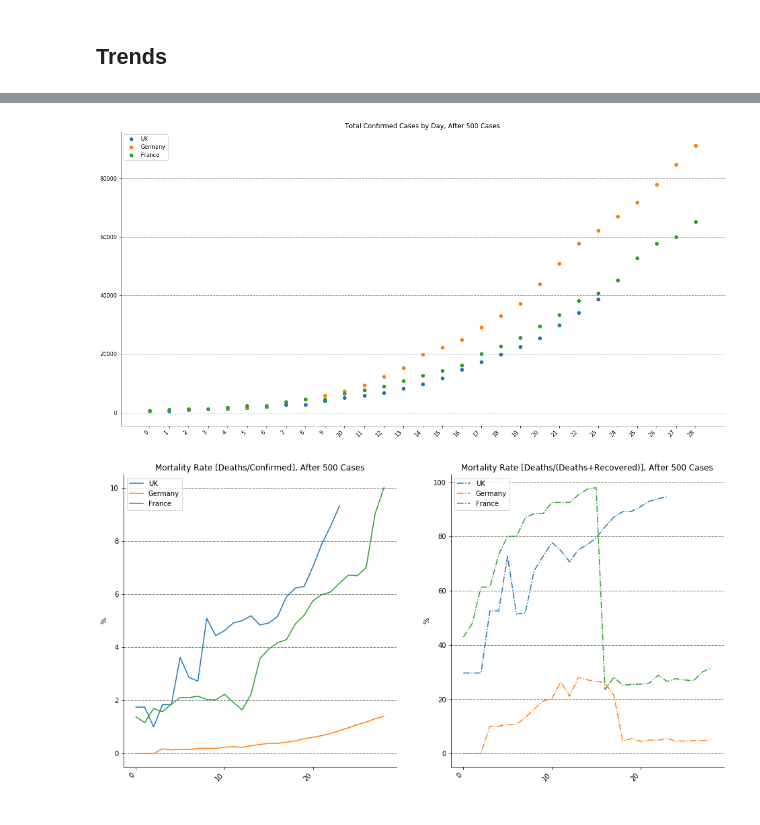
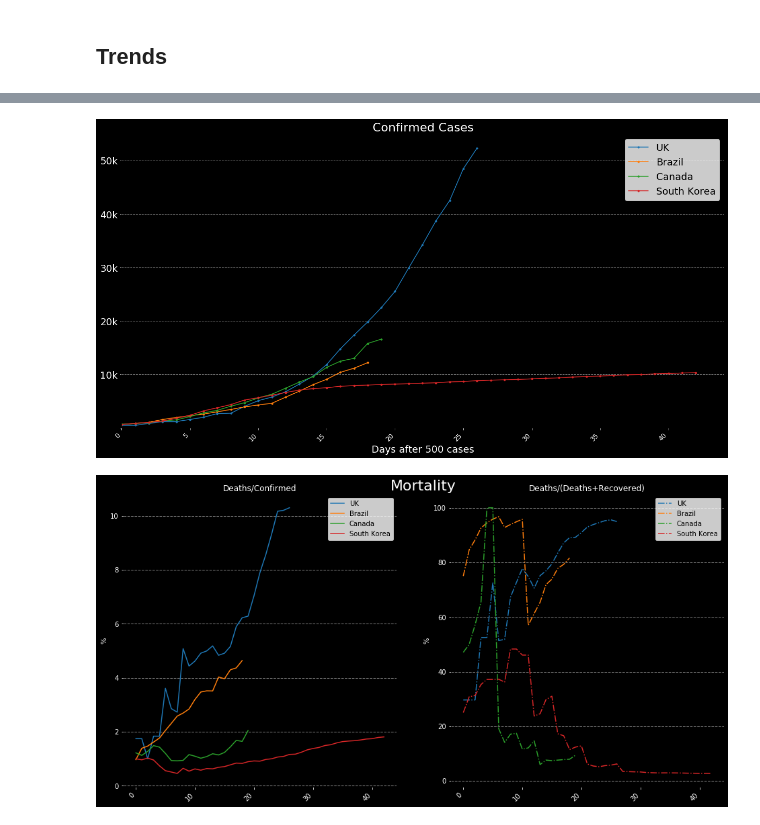
Before and after one commit to Thiagobc23/COVID-19, a Jupyter notebook: 01_COVID19.ipynb, the cells around one changed output, grey strips where cells are left out. Cells and saved outputs as stored; diff of their text form; code cells hidden in the pictures.

```diff
--- a/01_COVID19.ipynb
+++ b/01_COVID19.ipynb
@@ -18,8 +18,9 @@ world = world[~world.name.isin(["Antarctica", "Fr. S. Antarctic Lands"])]
 url = 'https://raw.githubusercontent.com/CSSEGISandData/COVID-19/master/csse_covid_19_data/csse_covid_19_daily_reports/'
 path = 'C:/py/covid19/COVID-19-master/csse_covid_19_data/csse_covid_19_daily_reports/'
 
-file = '04-03-2020.csv'
-today = '04-03-2020'
+file = '04-06-2020.csv'
+today = '04-06-2020'
+today = pd.to_datetime(today, format = "%m-%d-%Y")
 df = pd.read_csv(url+file)
 df.head()
 # %% [output]
@@ -81,8 +82,8 @@ def plot_day(df, i):
     ax.spines['top'].set_visible(False)
     ax.spines['right'].set_visible(False)
 
-    plt.title(i[:10] + ' | ' + '{:,d}'.format(df['Confirmed'].sum()) +' CONFIRMED CASES')
-    plt.savefig('pics/'+i+'.png', facecolor='white', edgecolor='none')
+    plt.title(str(i)[:10] + ' | ' + '{:,d}'.format(df['Confirmed'].sum()) +' CONFIRMED CASES')
+    plt.savefig('pics/'+str(i)[:10]+'.png', facecolor='white', edgecolor='none')
 
 # plot map of active confirmed and recovered
 def plot_map(df, i):
@@ -106,7 +107,7 @@ def plot_map(df, i):
         df.plot(kind='scatter', x='Longitude', y='Latitude', ax=ax, color='lightblue',
                 s=pd.to_numeric(df['Recovered'], errors='coerce')/50)
 
-    plt.text(0, 100, i[:10], color = 'black', fontsize = 40, ha='center')
+    plt.text(0, 100, str(i)[:10], color = 'black', fontsize = 40, ha='center')
 
     plt.text(0, -60, '{:,d}'.format(df['Confirmed'].sum()),
              color = 'white', fontsize = 50, ha='center')
@@ -117,7 +118,7 @@ def plot_map(df, i):
     # hide map axis
     ax.axis('off')
     ax.legend(['Confirmed','Recovered'], fontsize = 28)
-    plt.savefig('pics/'+i+'.png', facecolor='grey', edgecolor='none')
+    plt.savefig('pics/'+str(i)[:10]+'.png', facecolor='grey', edgecolor='none')
 # %%
 plot_rank('Confirmed', 20, 'orangered')
 plot_rank('Active', 20, 'orange')
@@ -447,47 +526,59 @@ plt.savefig('pics/Recovery.png', facecolor='white', edgecolor='none')
 # %%
-# Germany hit 500 on 03-06-2020
-# UK hit 500 on 03-13-2020
-# France hit 500 on 03-06-2020
+# SK hit 500 on 2/23/20
+# Brazil hit 500 on 3/19/20
+# Canada hit 500 on 03-18-2020
 
-fig, ax = plt.subplots(1, figsize=(20,10))
+fig, ax = plt.subplots(1, figsize=(20,10), facecolor='black')
 
 plot_contry(['United Kingdom'], '03-06-2020', '03-07-2020')
-plot_contry(['Germany'], '03-06-2020', '03-07-2020')
-plot_contry(['France'], '03-06-2020', '03-07-2020')
+plot_contry(['Brazil'], '03-19-2020', '03-20-2020')
+plot_contry(['Canada'], '03-18-2020', '03-19-2020')
+plot_contry(['South Korea', 'Korea, South'], '02-23-2020', '02-24-2020')
 
-plt.legend(['UK', 'Germany', 'France'])
-plt.savefig('pics/most_affected_eur.png', facecolor='white', edgecolor='none')
+plt.xlim(0,)
+plt.ylim(0,)
 
-#Mortality
-fig, ax = plt.subplots(1, figsize=(16,8))
+ax.set_yticklabels(['', '10k', '20k', '30k', '40k', '50k'], fontsize=18)
+plt.legend(['UK', 'Brazil', 'Canada', 'South Korea'], fontsize=18)
+plt.savefig('pics/most_affected_personal.png', facecolor='black', edgecolor='none')
+
+# Mortality
+fig, ax = plt.subplots(1, figsize=(16,8), facecolor='black')
+plt.title('Mortality', color='white', fontsize=22)
 ax.axis('off')
 
 ax = fig.add_subplot(121)
 plot_contry_d(['United Kingdom'], '03-06-2020', '03-07-2020')
-plot_contry_d(['Germany'], '03-06-2020', '03-07-2020')
-plot_contry_d(['France'], '03-06-2020', '03-07-2020')
+plot_contry_d(['Brazil'], '03-19-2020', '03-20-2020')
+plot_contry_d(['Canada'], '03-18-2020', '03-19-2020')
+plot_contry_d(['South Korea', 'Korea, South'], '02-23-2020', '02-24-2020')
 
-plt.legend(['UK', 'Germany', 'France'])
-#plt.savefig('pics/Mortality_eur.png', facecolor='white', edgecolor='none')
+plt.legend(['UK', 'Brazil', 'Canada', 'South Korea'])
+#plt.savefig('pics/mortality_personal.png', facecolor='white', edgecolor='none')
 
-#Mortality method two
+# Mortality method two
 ax = fig.add_subplot(122)
 plot_contry_d_two(['United Kingdom'], '03-06-2020', '03-07-2020')
-plot_contry_d_two(['Germany'], '03-06-2020', '03-07-2020')
-plot_contry_d_two(['France'], '03-06-2020', '03-07-2020')
+plot_contry_d_two(['Brazil'], '03-19-2020', '03-20-2020')
+plot_contry_d_two(['Canada'], '03-18-2020', '03-19-2020')
+plot_contry_d_two(['South Korea', 'Korea, South'], '02-23-2020', '02-24-2020')
 
-plt.legend(['UK', 'Germany', 'France'])
-plt.savefig('pics/Mortality2_eur.png', facecolor='white', edgecolor='none')
+plt.legend(['UK', 'Brazil', 'Canada', 'South Korea'])
+plt.savefig('pics/mortality2_personal.png', facecolor='black', edgecolor='none')
 
-# Recovery
-fig, ax = plt.subplots(1, figsize=(20,10))
+# Recovery Rate
+fig, ax = plt.subplots(1, figsize=(20,10), facecolor='black')
 
 plot_contry_r(['United Kingdom'], '03-06-2020', '03-07-2020')
-plot_contry_r(['Germany'], '03-06-2020', '03-07-2020')
-plot_contry_r(['France'], '03-06-2020', '03-07-2020')
+plot_contry_r(['Brazil'], '03-19-2020', '03-20-2020')
+plot_contry_r(['Canada'], '03-18-2020', '03-19-2020')
+plot_contry_r(['South Korea', 'Korea, South'], '02-23-2020', '02-24-2020')
 
-plt.legend(['UK', 'Germany', 'France'])
-plt.savefig('pics/Recovery_eur.png', facecolor='white', edgecolor='none')
+plt.xlim(0,)
+plt.ylim(0,)
+
+plt.legend(['UK', 'Brazil', 'Canada', 'South Korea'], fontsize=18)
+plt.savefig('pics/recovery_personal.png', facecolor='black', edgecolor='none')
 # %% [output]
-[figure, old version]
+[figure, new version]
-[figure, old version]
+[figure, new version]
```
Also changed, not shown: parts of 12 cells of this notebook, 1 other file.
